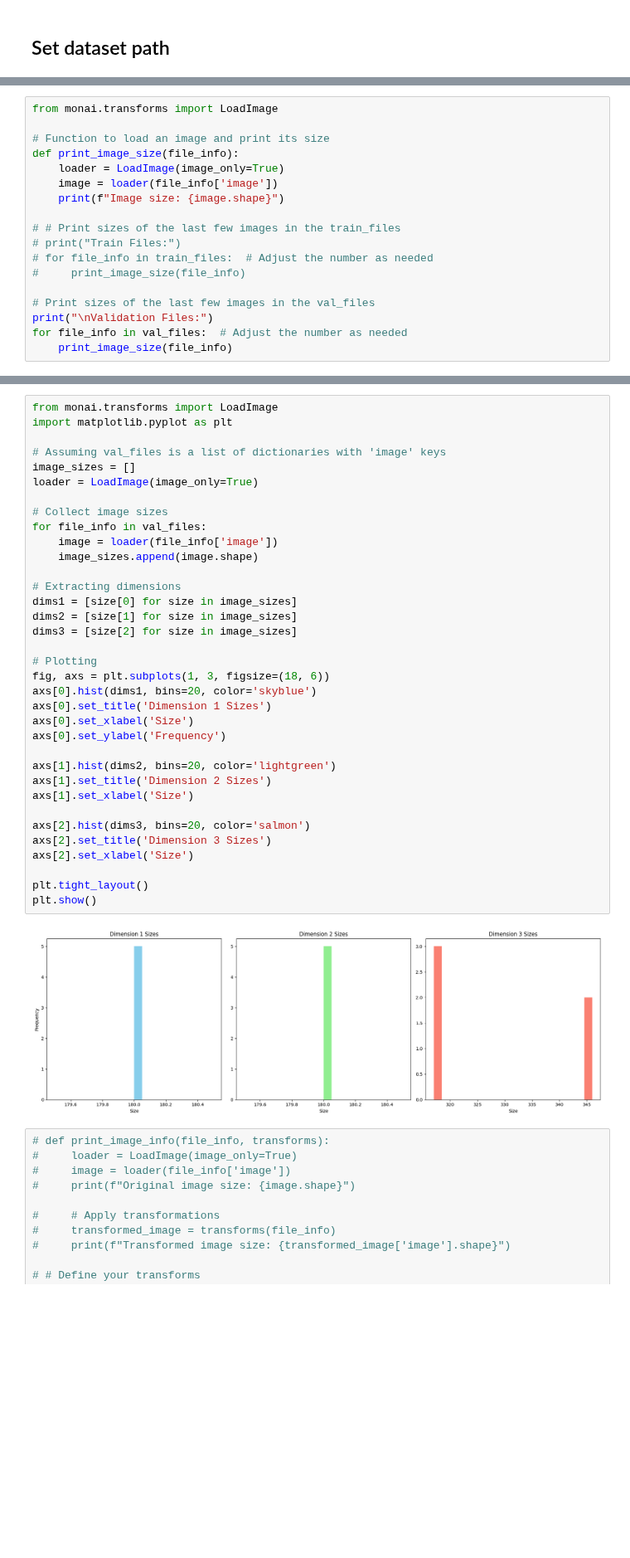
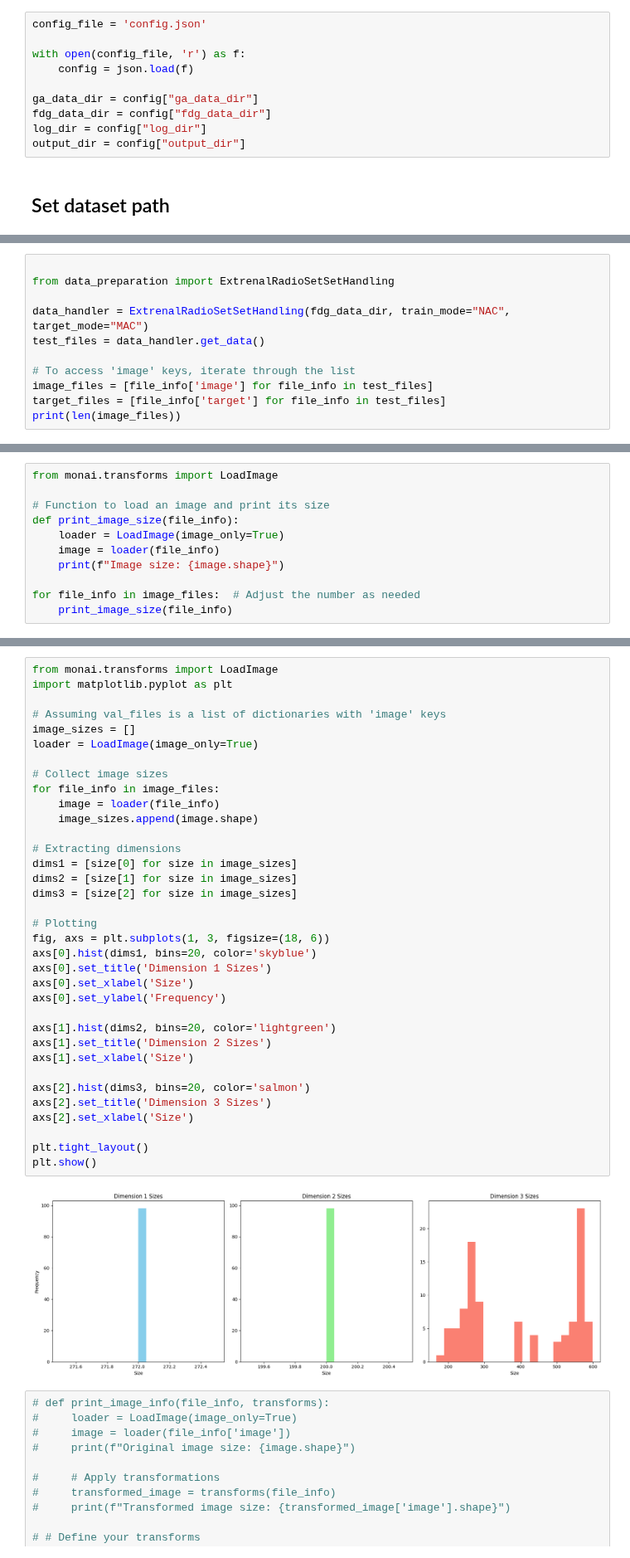
Before and after one commit to s-shahpouri/DL_PET, a Jupyter notebook: Data_cheking.ipynb, the cells around one changed output, grey strips where cells are left out. Shown at 83% size. Saved outputs shown, nothing was run; the diff lists cells and outputs as text; blank space fills up the shorter version.

```diff
--- a/Data_cheking.ipynb
+++ b/Data_cheking.ipynb
@@ -24,2 +22,12 @@ root_dir ="/home/shahpouriz/Data/Code_Sama/ASC-PET-001"
+# %%
+config_file = 'config.json'
+
+with open(config_file, 'r') as f:
+    config = json.load(f)
+
+ga_data_dir = config["ga_data_dir"]
+fdg_data_dir = config["fdg_data_dir"]
+log_dir = config["log_dir"]
+output_dir = config["output_dir"]
 # %% [markdown]
 ## Set dataset path
@@ -42,0 +34,11 @@ len(data_files)
+# %%
+
+from data_preparation import ExtrenalRadioSetSetHandling
+
+data_handler = ExtrenalRadioSetSetHandling(fdg_data_dir, train_mode="NAC", target_mode="MAC")
+test_files = data_handler.get_data()
+
+# To access 'image' keys, iterate through the list
+image_files = [file_info['image'] for file_info in test_files]
+target_files = [file_info['target'] for file_info in test_files]
+print(len(image_files))
@@ -46,16 +140,9 @@ from monai.transforms import LoadImage
 # Function to load an image and print its size
 def print_image_size(file_info):
     loader = LoadImage(image_only=True)
-    image = loader(file_info['image'])
+    image = loader(file_info)
     print(f"Image size: {image.shape}")
 
-# # Print sizes of the last few images in the train_files
-# print("Train Files:")
-# for file_info in train_files:  # Adjust the number as needed
-#     print_image_size(file_info)
-
-# Print sizes of the last few images in the val_files
-print("\nValidation Files:")
-for file_info in val_files:  # Adjust the number as needed
+for file_info in image_files:  # Adjust the number as needed
     print_image_size(file_info)
 # %% [output]
@@ -72,36 +170,36 @@ import matplotlib.pyplot as plt
 # Assuming val_files is a list of dictionaries with 'image' keys
 image_sizes = []
 loader = LoadImage(image_only=True)
 
 # Collect image sizes
-for file_info in val_files:
-    image = loader(file_info['image'])
+for file_info in image_files:
+    image = loader(file_info)
     image_sizes.append(image.shape)
 
 # Extracting dimensions
 dims1 = [size[0] for size in image_sizes]
 dims2 = [size[1] for size in image_sizes]
 dims3 = [size[2] for size in image_sizes]
 
 # Plotting
 fig, axs = plt.subplots(1, 3, figsize=(18, 6))
 axs[0].hist(dims1, bins=20, color='skyblue')
 axs[0].set_title('Dimension 1 Sizes')
 axs[0].set_xlabel('Size')
 axs[0].set_ylabel('Frequency')
 
 axs[1].hist(dims2, bins=20, color='lightgreen')
 axs[1].set_title('Dimension 2 Sizes')
 axs[1].set_xlabel('Size')
 
 axs[2].hist(dims3, bins=20, color='salmon')
 axs[2].set_title('Dimension 3 Sizes')
 axs[2].set_xlabel('Size')
 
 plt.tight_layout()
 plt.show()
 # %% [output]
-[figure, old version]
+[figure, new version]
 # %%
 # def print_image_info(file_info, transforms):
 #     loader = LoadImage(image_only=True)
```
Also changed, not shown: parts of 21 cells of this notebook, 13 other files.
